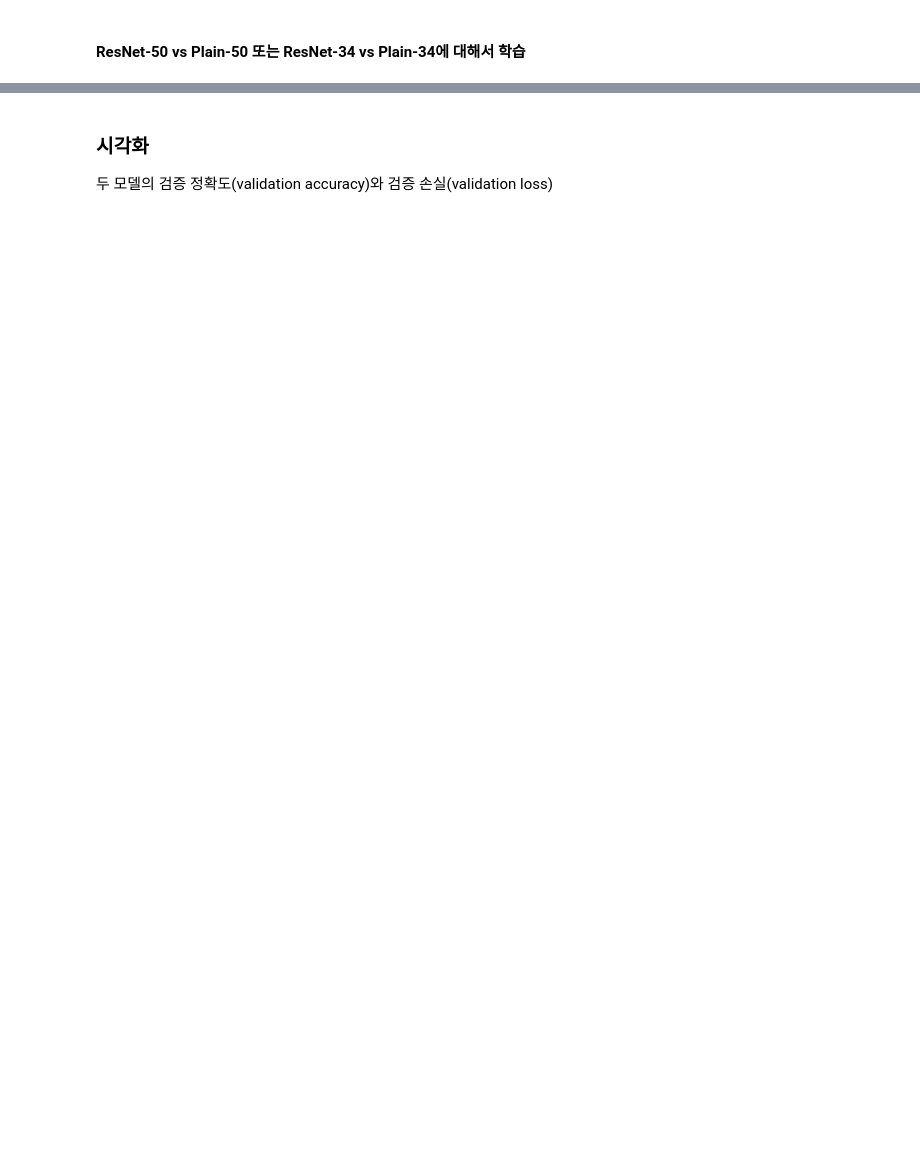
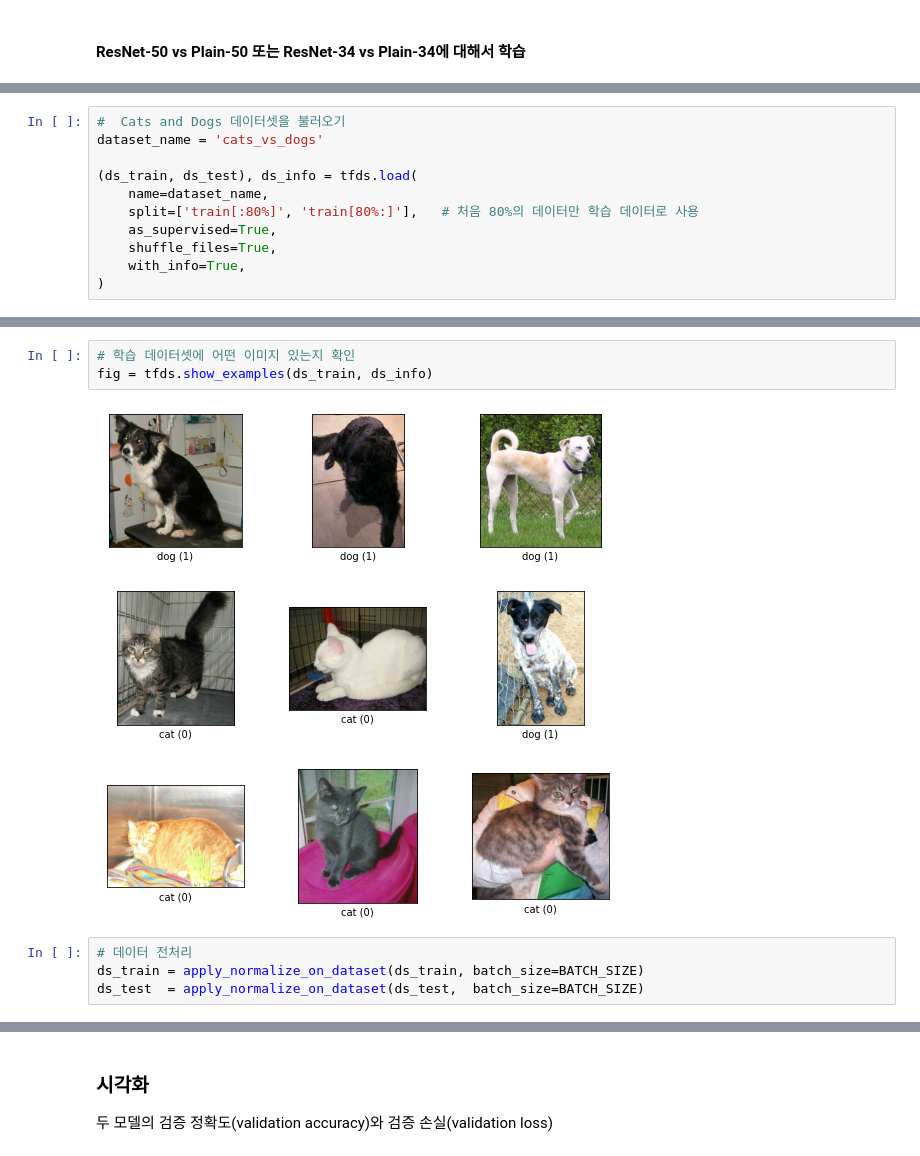
Before and after one commit to stereo-weld/explorations, a Jupyter notebook: CV2_Project_ResNet_Ablation_Study_v4.ipynb, the cells around one changed output, grey strips where cells are left out. Cells and saved outputs as stored; diff of their text form; blank space fills up the shorter version.

```diff
--- a/CV2_Project_ResNet_Ablation_Study_v4.ipynb
+++ b/CV2_Project_ResNet_Ablation_Study_v4.ipynb
@@ -1021,0 +924,11 @@ plt.show()
+# %%
+#  Cats and Dogs 데이터셋을 불러오기
+dataset_name = 'cats_vs_dogs'
+
+(ds_train, ds_test), ds_info = tfds.load(
+    name=dataset_name,
+    split=['train[:80%]', 'train[80%:]'],   # 처음 80%의 데이터만 학습 데이터로 사용
+    as_supervised=True,
+    shuffle_files=True,
+    with_info=True,
+)
@@ -1021,0 +993,9 @@ plt.show()
+# %%
+# 학습 데이터셋에 어떤 이미지 있는지 확인
+fig = tfds.show_examples(ds_train, ds_info)
+# %% [output]
+[figure, added]
+# %%
+# 데이터 전처리
+ds_train = apply_normalize_on_dataset(ds_train, batch_size=BATCH_SIZE)
+ds_test  = apply_normalize_on_dataset(ds_test,  batch_size=BATCH_SIZE)
```
Also changed, not shown: parts of 75 cells of this notebook.
